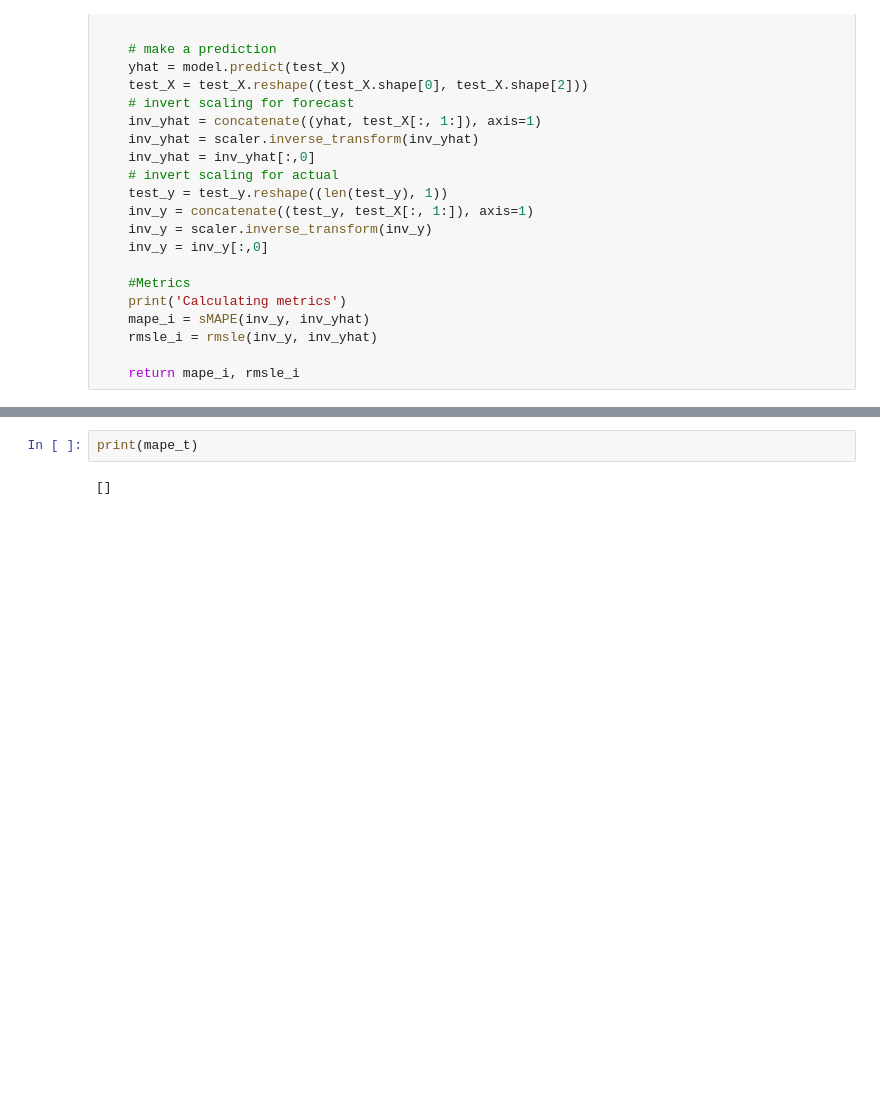
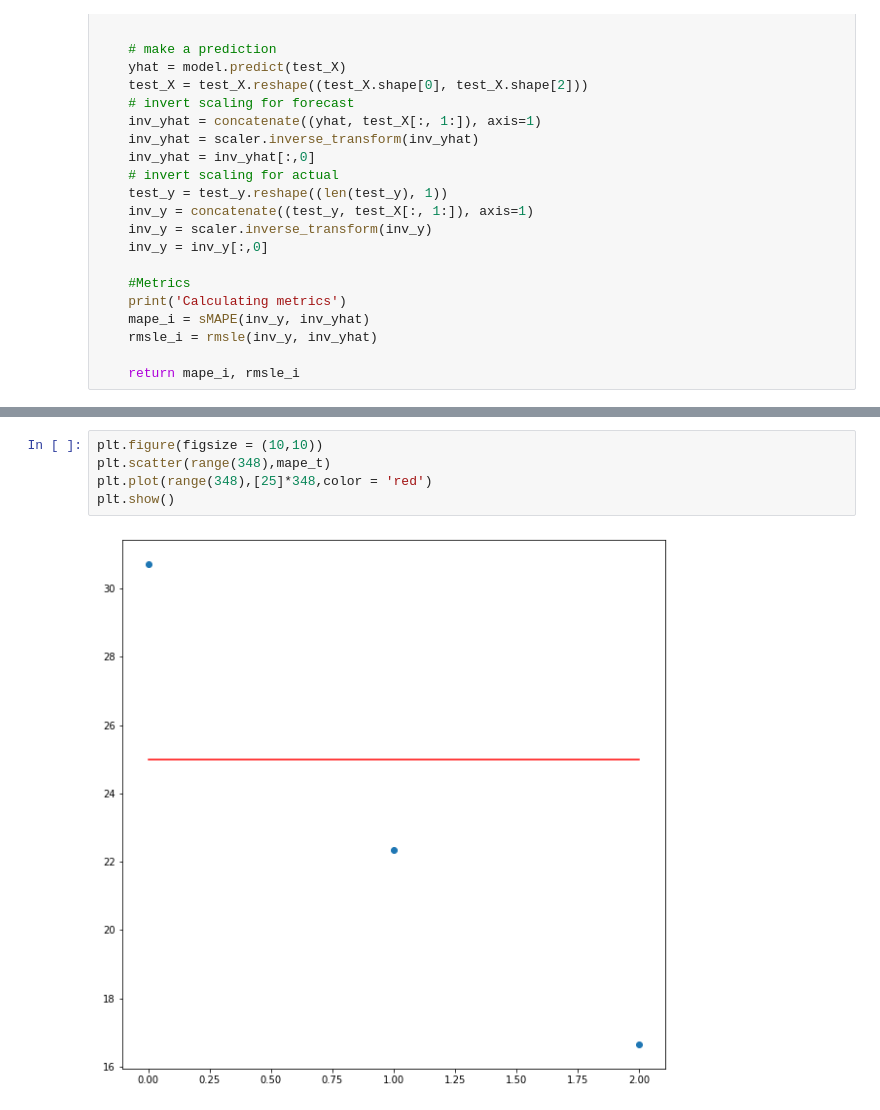
Before and after one commit to belenalberti/Smart_Meters_Demand_Forecasting, a Jupyter notebook: code_datasets/4_lstm/lstm multivariate LOOP.ipynb, the cells around one changed output, grey strips where cells are left out. Drawn from its saved outputs; the diff is of its cells as text; blank space fills up the shorter version.

```diff
--- a/code_datasets/4_lstm/lstm multivariate LOOP.ipynb
+++ b/code_datasets/4_lstm/lstm multivariate LOOP.ipynb
@@ -134,4 +252,7 @@ for filename in all_files:
-# %%
-print(mape_t)
-# %% [output]
-[]
+# %%
+plt.figure(figsize = (10,10))
+plt.scatter(range(348),mape_t)
+plt.plot(range(348),[25]*348,color = 'red')
+plt.show()
+# %% [output]
+[figure, added]
```
Also changed, not shown: parts of 7 cells of this notebook, 1 other file.
